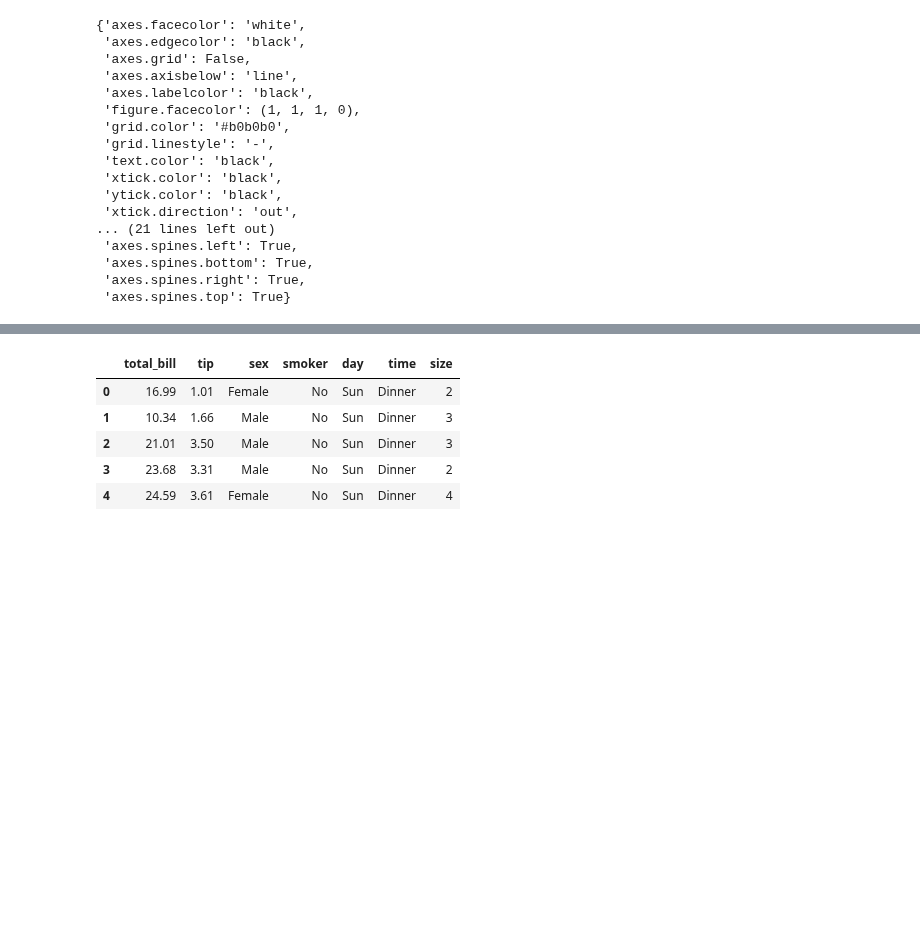
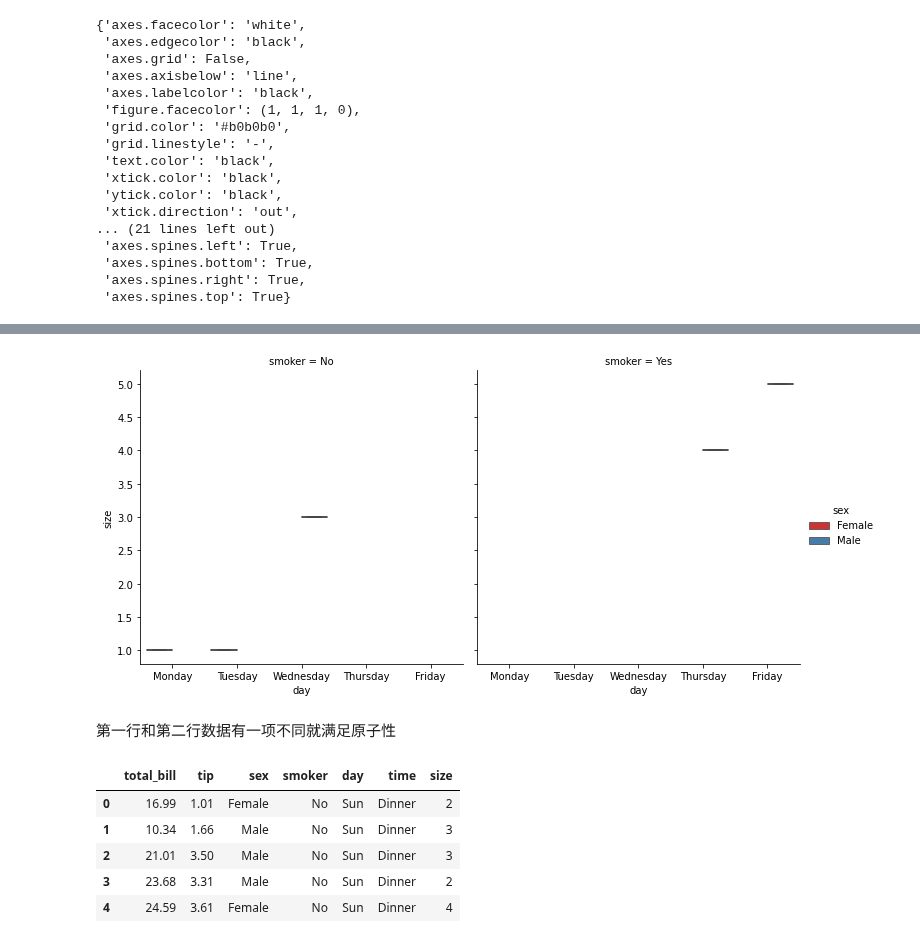
Before and after one commit to iHeadWater/hydrus, a Jupyter notebook: 3-basic-pyviz/seaborn/seaborn.ipynb, the cells around one changed output, grey strips where cells are left out. Drawn from its saved outputs; the diff is of its cells as text; code cells hidden in the pictures; blank space fills up the shorter version.

```diff
--- a/3-basic-pyviz/seaborn/seaborn.ipynb
+++ b/3-basic-pyviz/seaborn/seaborn.ipynb
@@ -90,0 +93,5 @@ tidy dataset核心思想是：“整齐的数据”就是每个变量是一列
+# %%
+import pandas as pd
+df = pd.DataFrame({'total_bill': [1, 1, 3, 4, 5], 'tip': [1, 1, 3.56, 3.31, 3.61], 'sex': ["Female", "Female", "Male","Male","Male"], 'smoker':["No", "No", "No", "Yes", "Yes"],
+                   "day":["Monday", "Tuesday","Wednesday","Thursday", "Friday"], "size":[1, 1, 3, 4, 5]})
+df
@@ -91,3 +105,13 @@ tidy dataset核心思想是：“整齐的数据”就是每个变量是一列
+# %%
+import seaborn as sns
+g = sns.catplot(x="day", y="size",
+                    hue="sex", col="smoker",
+                    data=df, palette="Set1",
+                    kind="box", dodge=True, showfliers=False)
+# %% [output]
+[figure, added]
+# %% [markdown]
+第一行和第二行数据有一项不同就满足原子性
 # %%
 sns.set()
 tips = sns.load_dataset("tips")
```
Also changed, not shown: parts of 2 cells of this notebook, 3 other files.
